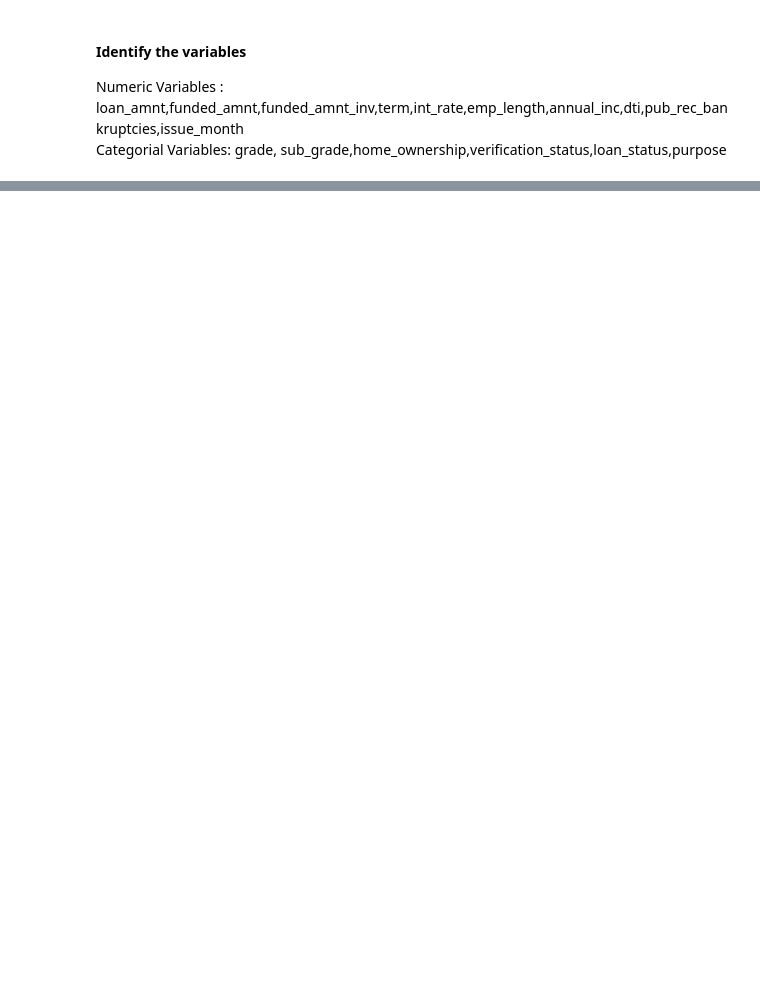
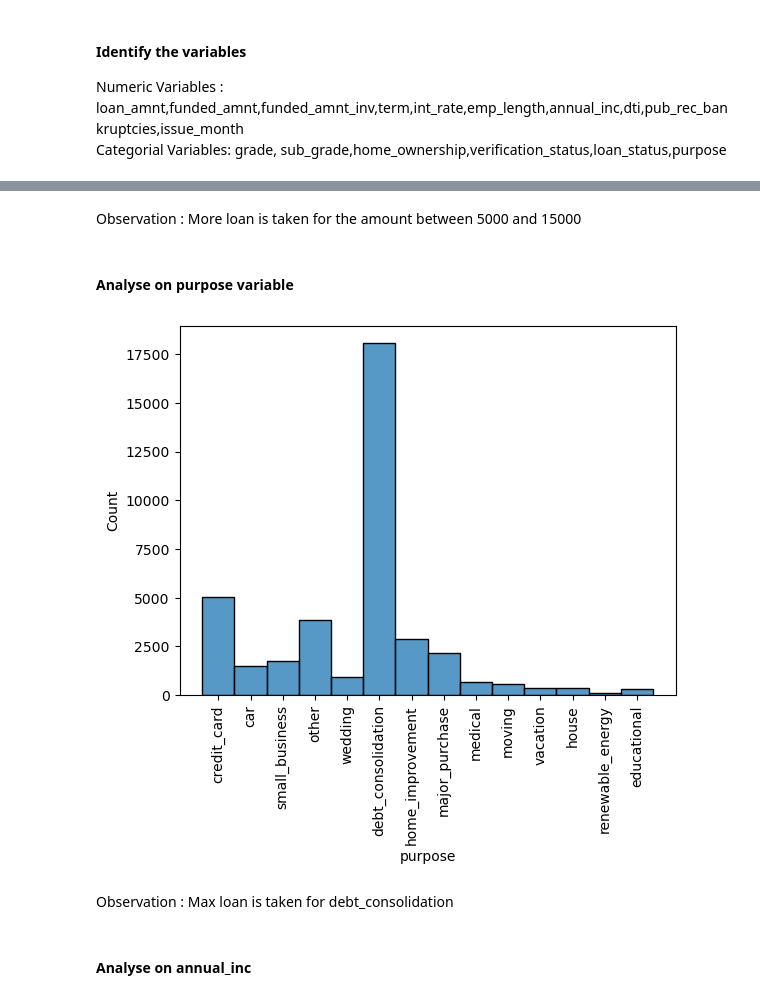
Before and after one commit to milli2202/Lending-Club-Case-Study, a Jupyter notebook: Mahalakshmi_Archana_LendingClub.ipynb, the cells around one changed output, grey strips where cells are left out. Drawn from its saved outputs; the diff is of its cells as text; code cells hidden in the pictures; blank space fills up the shorter version.

```diff
--- a/Mahalakshmi_Archana_LendingClub.ipynb
+++ b/Mahalakshmi_Archana_LendingClub.ipynb
@@ -407,0 +435,15 @@ Numeric Variables : loan_amnt,funded_amnt,funded_amnt_inv,term,int_rate,emp_leng
+# %% [markdown]
+Observation :
+More loan is taken for the amount between 5000 and 15000
+# %% [markdown]
+#### Analyse on purpose variable
+# %%
+sns.histplot(x='purpose', data = loan)
+plt.xticks(rotation = 90)
+plt.show()
+# %% [output]
+[figure, added]
+# %% [markdown]
+Observation : Max loan is taken for debt_consolidation
+# %% [markdown]
+#### Analyse on annual_inc
```
Also changed, not shown: parts of 24 cells of this notebook.
